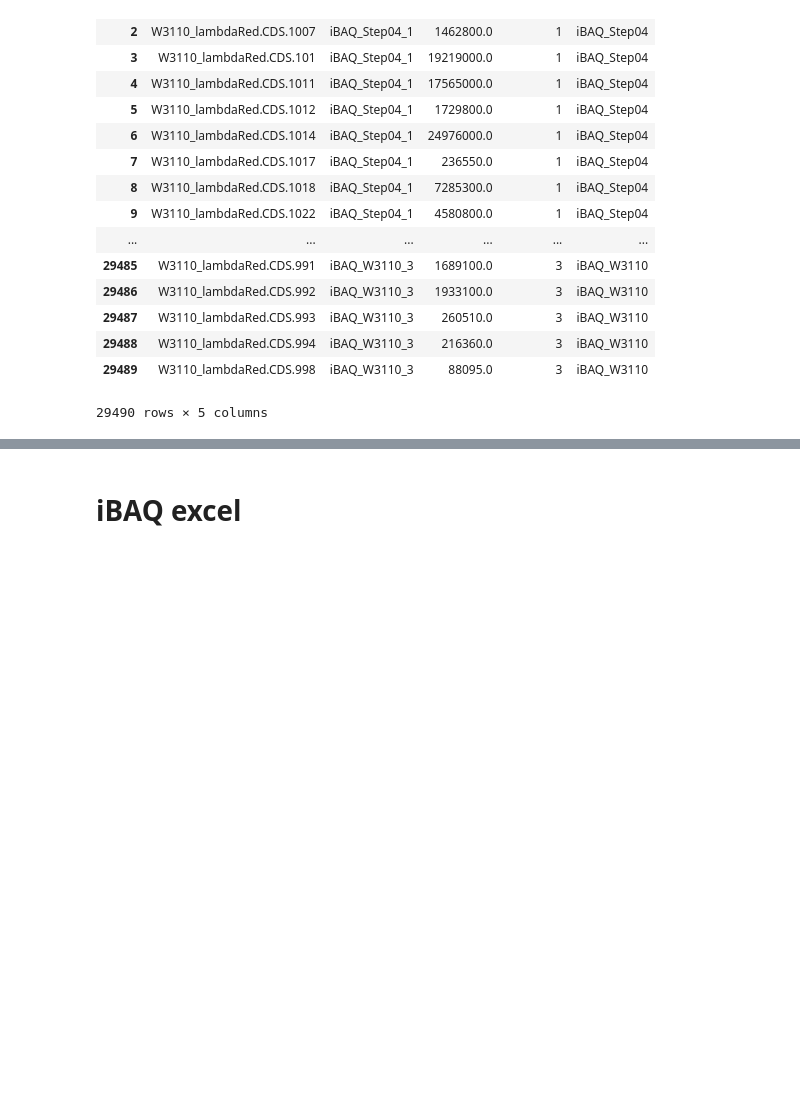
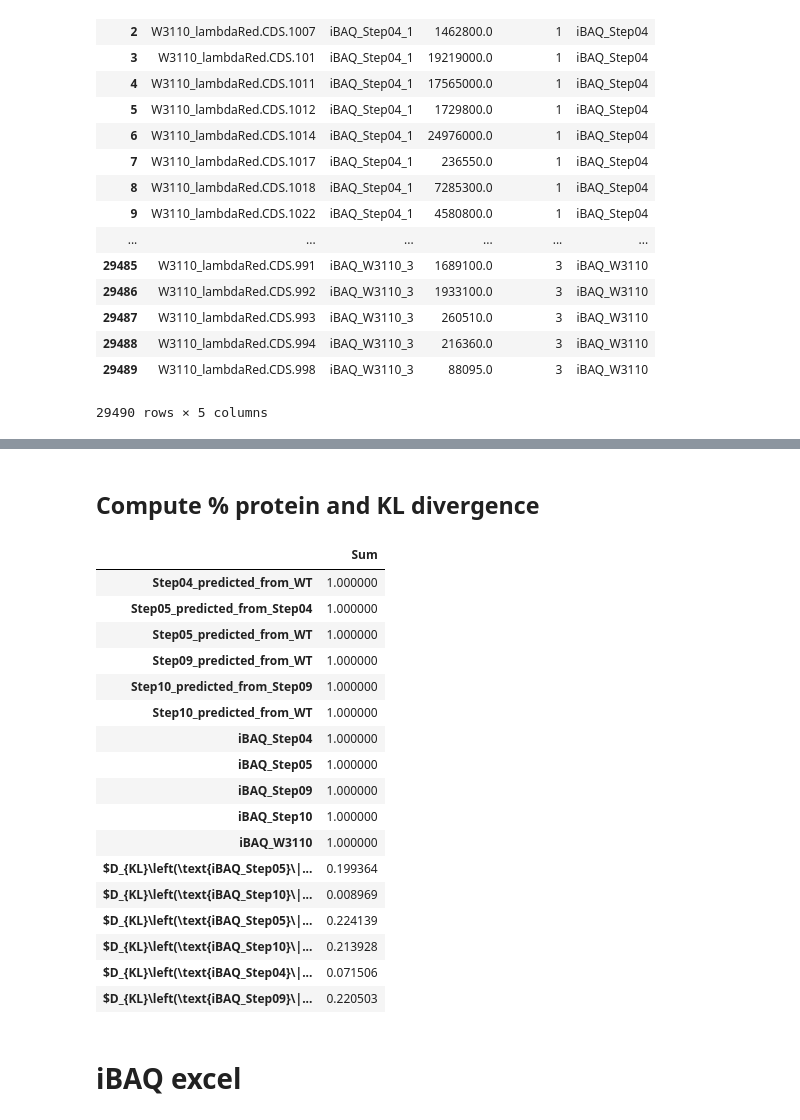
Before and after one commit to djinnome/MaxMass, a Jupyter notebook: src/CCO/CCO iBAQ.ipynb, the cells around one changed output, grey strips where cells are left out. Cells and saved outputs as stored; diff of their text form; code cells hidden in the pictures; blank space fills up the shorter version.

```diff
--- a/src/CCO/CCO iBAQ.ipynb
+++ b/src/CCO/CCO iBAQ.ipynb
@@ -221,3 +189,41 @@ mol_pct
+# %% [markdown]
+## Compute % protein and KL divergence
+# %%
+from scipy.special import kl_div
+mol_pct = sorted_mean_ibaq_steps/sorted_mean_ibaq_steps.sum(axis=0).sort_values(ascending=False)
+mol_pct[r'$D_{KL}\left(\text{iBAQ_Step05}\|\text{Step05_predicted_from_Step04}\right)$'] = kl_div(mol_pct['iBAQ_Step05'],
+                                                                                      mol_pct['Step05_predicted_from_Step04'])
+mol_pct[r'$D_{KL}\left(\text{iBAQ_Step10}\|\text{Step10_predicted_from_Step09}\right)$'] = kl_div(mol_pct['iBAQ_Step10'],
+                                                                                      mol_pct['Step10_predicted_from_Step09'])
+mol_pct[r'$D_{KL}\left(\text{iBAQ_Step05}\|\text{Step05_predicted_from_WT}\right)$'] = kl_div(mol_pct['iBAQ_Step05'],
+                                                                                      mol_pct['Step05_predicted_from_WT'])
+mol_pct[r'$D_{KL}\left(\text{iBAQ_Step10}\|\text{Step10_predicted_from_WT}\right)$'] = kl_div(mol_pct['iBAQ_Step10'],
+                                                                                      mol_pct['Step10_predicted_from_WT'])
+mol_pct[r'$D_{KL}\left(\text{iBAQ_Step04}\|\text{Step04_predicted_from_WT}\right)$'] = kl_div(mol_pct['iBAQ_Step04'],
+                                                                                      mol_pct['Step04_predicted_from_WT'])
+mol_pct[r'$D_{KL}\left(\text{iBAQ_Step09}\|\text{Step09_predicted_from_WT}\right)$'] = kl_div(mol_pct['iBAQ_Step09'],
+                                                                                      mol_pct['Step09_predicted_from_WT'])
+
+mol_pct.sum(axis=0).to_frame('Sum')
+# %% [output]
+|  | Sum |
+| Step04_predicted_from_WT | 1.000000 |
+| Step05_predicted_from_Step04 | 1.000000 |
+| Step05_predicted_from_WT | 1.000000 |
+| Step09_predicted_from_WT | 1.000000 |
+| Step10_predicted_from_Step09 | 1.000000 |
+| Step10_predicted_from_WT | 1.000000 |
+| iBAQ_Step04 | 1.000000 |
+| iBAQ_Step05 | 1.000000 |
+| iBAQ_Step09 | 1.000000 |
+| iBAQ_Step10 | 1.000000 |
+| iBAQ_W3110 | 1.000000 |
+| $D_{KL}\left(\text{iBAQ_Step05}\|... | 0.199364 |
+| $D_{KL}\left(\text{iBAQ_Step10}\|... | 0.008969 |
+| $D_{KL}\left(\text{iBAQ_Step05}\|... | 0.224139 |
+| $D_{KL}\left(\text{iBAQ_Step10}\|... | 0.213928 |
+| $D_{KL}\left(\text{iBAQ_Step04}\|... | 0.071506 |
+| $D_{KL}\left(\text{iBAQ_Step09}\|... | 0.220503 |
 # %% [markdown]
 # iBAQ excel
 # %%
```
Also changed, not shown: parts of 12 cells of this notebook, 1 other file.
